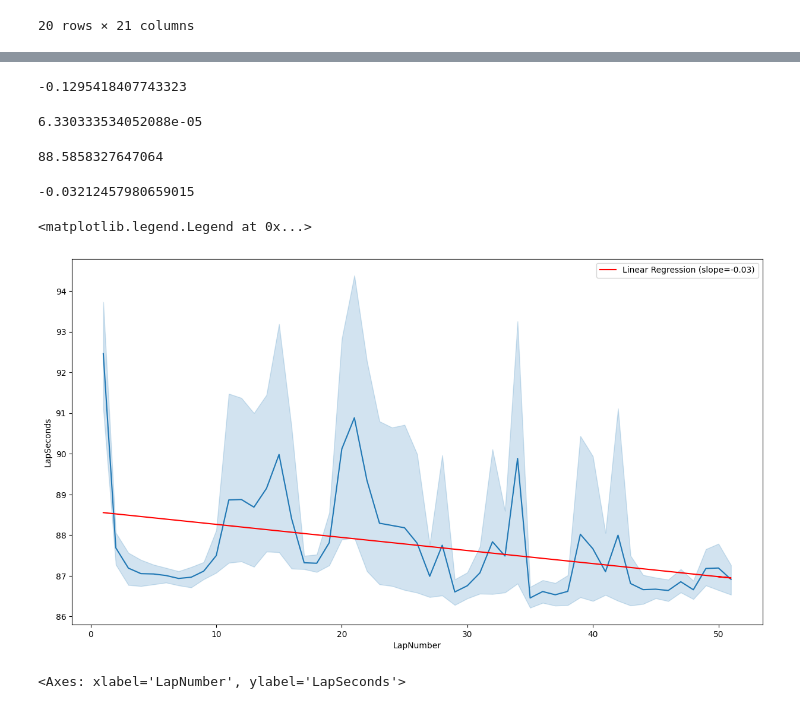
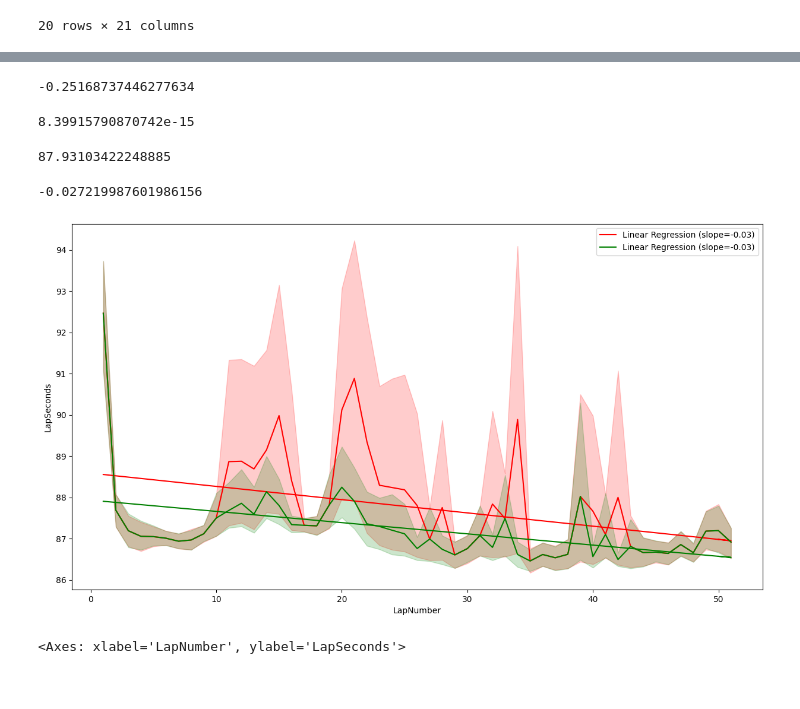
Before and after one commit to n8taylor/cs5830_final_project, a Jupyter notebook: api.ipynb, the cells around one changed output, grey strips where cells are left out. Drawn from its saved outputs; the diff is of its cells as text; code cells hidden in the pictures.

Commit message:
more derivative data calculations and visualizations

```diff
--- a/api.ipynb
+++ b/api.ipynb
@@ -133,0 +207,13 @@ Index(['Time', 'Driver', 'DriverNumber', 'LapTime', 'LapNumber', 'Stint',
+# %%
+cleanLaps = laps.dropna(subset='LapSeconds')
+corr, p_value = pearsonr(cleanLaps['LapNumber'], cleanLaps['LapSeconds'])
+display(corr)
+display(p_value)
+slope, intercept = np.polyfit(cleanLaps['LapNumber'], cleanLaps['LapSeconds'], 1)
+display(intercept)
+display(slope)
+plt.figure(figsize=(15,8))
+sns.lineplot(laps, x='LapNumber', y='LapSeconds', color='red')
+plt.plot(cleanLaps['LapNumber'], slope * cleanLaps['LapNumber'] + intercept, color='red', label=f'Linear Regression (slope={slope:.2f})')
+# plt.legend()
+# plt.gca().invert_yaxis()  # Invert the y-axis
@@ -134,23 +227,30 @@ Index(['Time', 'Driver', 'DriverNumber', 'LapTime', 'LapNumber', 'Stint',
 # %%
-cleanLaps = laps.dropna(subset='LapSeconds')
+plt.figure(figsize=(15,8))
+sns.lineplot(laps, x='LapNumber', y='LapSeconds', color='red')
+plt.plot(cleanLaps['LapNumber'], slope * cleanLaps['LapNumber'] + intercept, color='red', label=f'Linear Regression (slope={slope:.2f})')
+# plt.legend()
+# plt.gca().invert_yaxis()  # Invert the y-axis
+
+# cleanLaps = cleanLaps[cleanLaps.LapTime <= cleanLaps.MeanLapTime + 3 * cleanLaps.stdLapTime]
+cleanLaps = cleanLaps[cleanLaps.PitOutTime.isna()]
 corr, p_value = pearsonr(cleanLaps['LapNumber'], cleanLaps['LapSeconds'])
 display(corr)
 display(p_value)
 slope, intercept = np.polyfit(cleanLaps['LapNumber'], cleanLaps['LapSeconds'], 1)
 display(intercept)
 display(slope)
-plt.figure(figsize=(15,8))
-sns.lineplot(laps, x='LapNumber', y='LapSeconds')
-plt.plot(cleanLaps['LapNumber'], slope * cleanLaps['LapNumber'] + intercept, color='red', label=f'Linear Regression (slope={slope:.2f})')
+# plt.figure(figsize=(15,8))
+sns.lineplot(cleanLaps, x='LapNumber', y='LapSeconds', color='green')
+plt.plot(cleanLaps['LapNumber'], slope * cleanLaps['LapNumber'] + intercept, color='green', label=f'Linear Regression (slope={slope:.2f})')
 plt.legend()
+plt.show()
 # plt.gca().invert_yaxis()  # Invert the y-axis
 # %% [output]
--0.1295418407743323
+-0.25168737446277634
-6.330333534052088e-05
+8.39915790870742e-15
-88.5858327647064
+87.93103422248885
--0.03212457980659015
+-0.027219987601986156
-<matplotlib.legend.Legend at 0x...>
-[figure, old version]
+[figure, new version]
 # %%
 plt.figure(figsize=(15,8))
 sns.lineplot(laps, x='LapNumber', y='LapSeconds', hue='Position_y', palette=sns.color_palette("RdYlGn_r", 20), legend='full')
```
Also changed, not shown: parts of 7 cells of this notebook.
